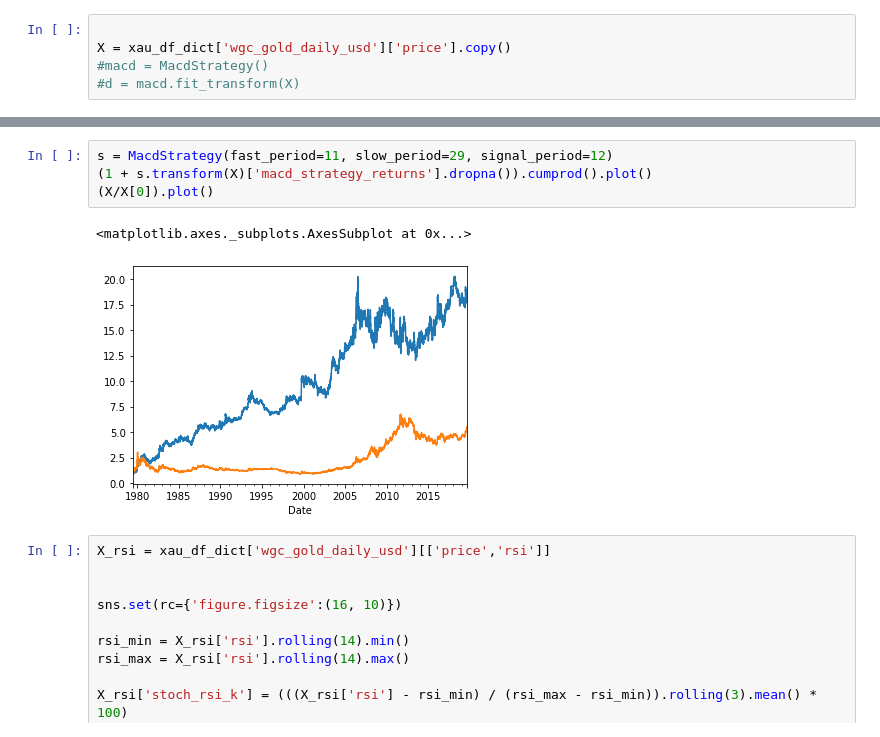
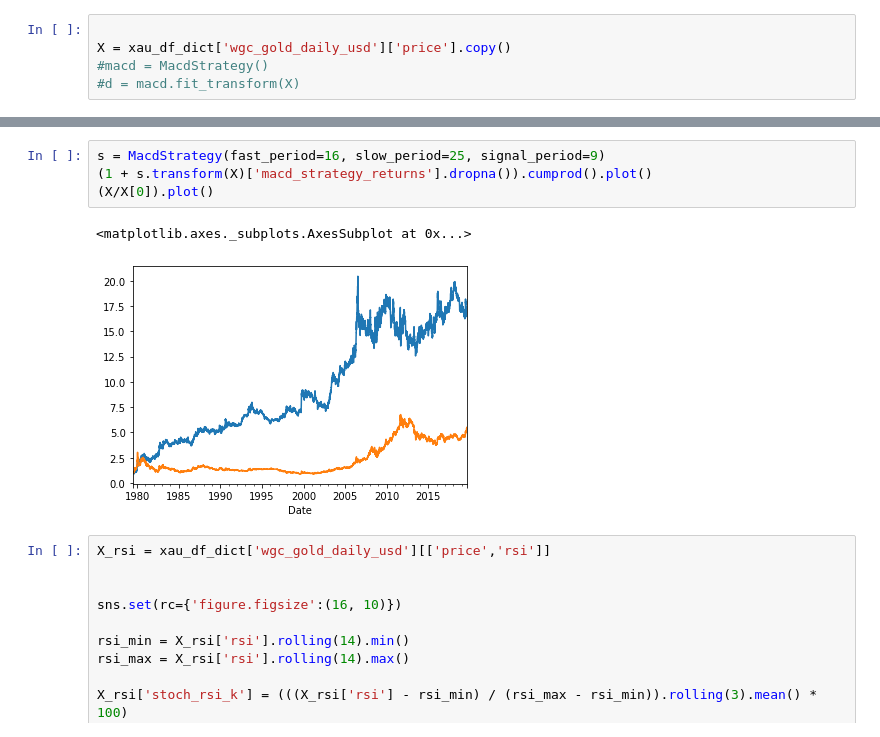
Before and after one commit to jbmoorhouse/gold_returns_predictor, a Jupyter notebook: analysis.ipynb, the cells around one changed output, grey strips where cells are left out. Cells and saved outputs as stored; diff of their text form.

```diff
--- a/analysis.ipynb
+++ b/analysis.ipynb
@@ -474,10 +187,10 @@ s = MacdStrategy(result = 10)
 # %%
-s = MacdStrategy(fast_period=11, slow_period=29, signal_period=12)
+s = MacdStrategy(fast_period=16, slow_period=25, signal_period=9)
 (1 + s.transform(X)['macd_strategy_returns'].dropna()).cumprod().plot()
 (X/X[0]).plot()
 # %% [output]
 <matplotlib.axes._subplots.AxesSubplot at 0x...>
-[figure, old version]
+[figure, new version]
 # %%
 X_rsi = xau_df_dict['wgc_gold_daily_usd'][['price','rsi']]
 
```
Also changed, not shown: parts of 7 cells of this notebook, 1 other file.
